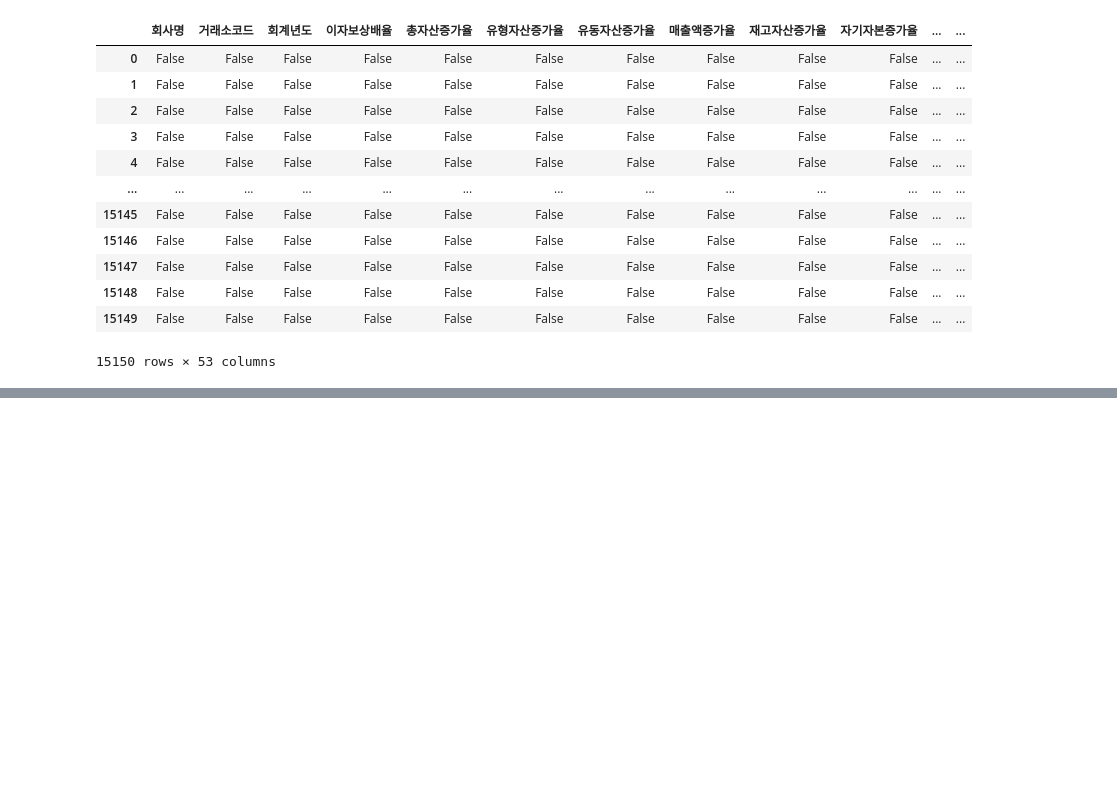
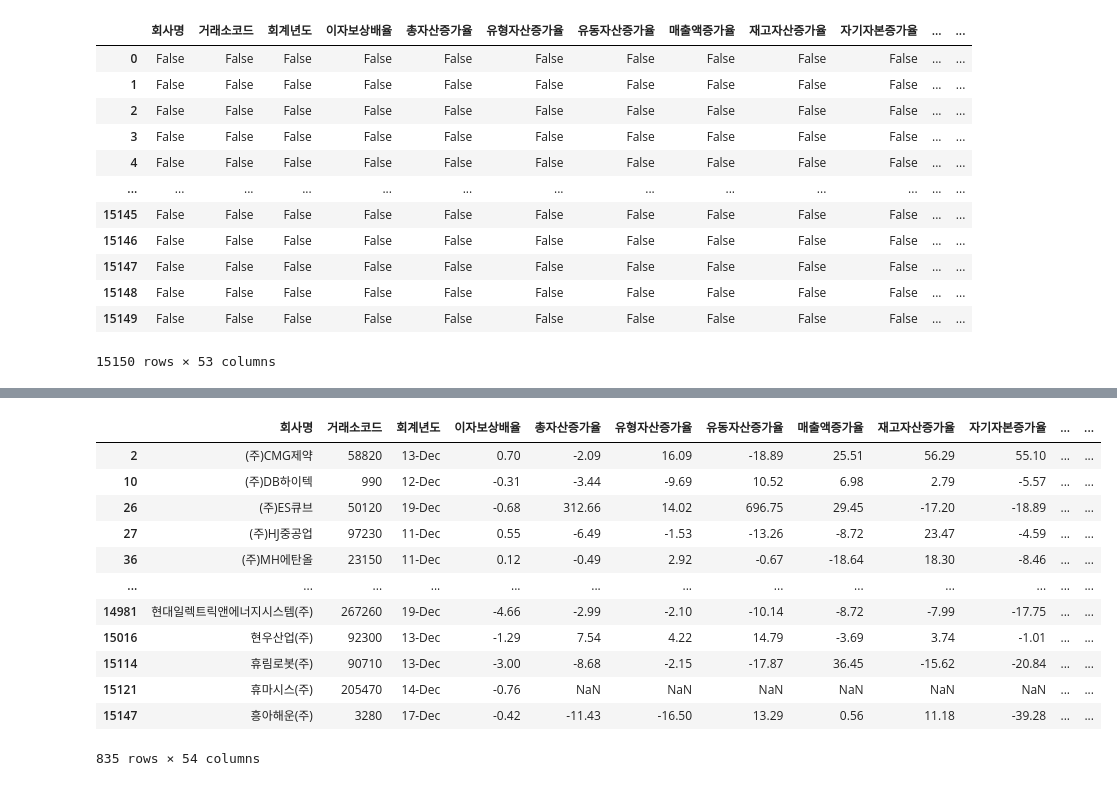
Before and after one commit to Penta-Audit-Technology/jh, a Jupyter notebook: 2011년전체데이터 copy.ipynb, the cells around one changed output, grey strips where cells are left out. Saved outputs shown, nothing was run; the diff lists cells and outputs as text; code cells hidden in the pictures; blank space fills up the shorter version.

```diff
--- a/2011년전체데이터 copy.ipynb
+++ b/2011년전체데이터 copy.ipynb
@@ -425,0 +387,30 @@ c = a.columns - b.columns
+# %%
+# 행 개수가 3개 이상인 기업 리스트 및 수
+over_three = []
+for i in company_list:
+    if len(df[df['회사명']==i]) >= 2:
+        over_three.append(i)
+print(len(over_three))
+print(over_three)
+# %%
+# 행 개수가 3개 이상인 기업 인덱스
+over_three_index = []
+for i in over_three:
+    over_three_index.append(df[df['회사명']==i].index)
+over_three_index
+# %%
+# 3년 연속 이자보상배율이 1미만인 기업을 부실기업으로 정의
+icr_count = 0
+df['부실기업1'] = ''
+
+for i in over_three_index:
+    for j in i:
+        if df.loc[j, '이자보상배율'] < 1:
+            icr_count += 1
+        else:
+            icr_count = 0
+
+        if icr_count >= 2:
+            df.loc[j, '부실기업1'] = 1
+        else:
+            df.loc[j, '부실기업1'] = 0
@@ -425,0 +433,18 @@ c = a.columns - b.columns
+# %%
+a = df[df['부실기업1']==1]
+b = a.drop_duplicates('회사명')
+b
+# %% [output]
+|  | 회사명 | 거래소코드 | 회계년도 | 이자보상배율 | 총자산증가율 | 유형자산증가율 | 유동자산증가율 | 매출액증가율 | 재고자산증가율 | 자기자본증가율 | ... | ... |
+| 2 | (주)CMG제약 | 58820 | 13-Dec | 0.70 | -2.09 | 16.09 | -18.89 | 25.51 | 56.29 | 55.10 | ... | ... |
+| 10 | (주)DB하이텍 | 990 | 12-Dec | -0.31 | -3.44 | -9.69 | 10.52 | 6.98 | 2.79 | -5.57 | ... | ... |
+| 26 | (주)ES큐브 | 50120 | 19-Dec | -0.68 | 312.66 | 14.02 | 696.75 | 29.45 | -17.20 | -18.89 | ... | ... |
+| 27 | (주)HJ중공업 | 97230 | 11-Dec | 0.55 | -6.49 | -1.53 | -13.26 | -8.72 | 23.47 | -4.59 | ... | ... |
+| 36 | (주)MH에탄올 | 23150 | 11-Dec | 0.12 | -0.49 | 2.92 | -0.67 | -18.64 | 18.30 | -8.46 | ... | ... |
+| ... | ... | ... | ... | ... | ... | ... | ... | ... | ... | ... | ... | ... |
+| 14981 | 현대일렉트릭앤에너지시스템(주) | 267260 | 19-Dec | -4.66 | -2.99 | -2.10 | -10.14 | -8.72 | -7.99 | -17.75 | ... | ... |
+| 15016 | 현우산업(주) | 92300 | 13-Dec | -1.29 | 7.54 | 4.22 | 14.79 | -3.69 | 3.74 | -1.01 | ... | ... |
+| 15114 | 휴림로봇(주) | 90710 | 13-Dec | -3.00 | -8.68 | -2.15 | -17.87 | 36.45 | -15.62 | -20.84 | ... | ... |
+| 15121 | 휴마시스(주) | 205470 | 14-Dec | -0.76 | NaN | NaN | NaN | NaN | NaN | NaN | ... | ... |
+| 15147 | 흥아해운(주) | 3280 | 17-Dec | -0.42 | -11.43 | -16.50 | 13.29 | 0.56 | 11.18 | -39.28 | ... | ... |
+835 rows × 54 columns
```
Also changed, not shown: parts of 15 cells of this notebook, 5 other files.
